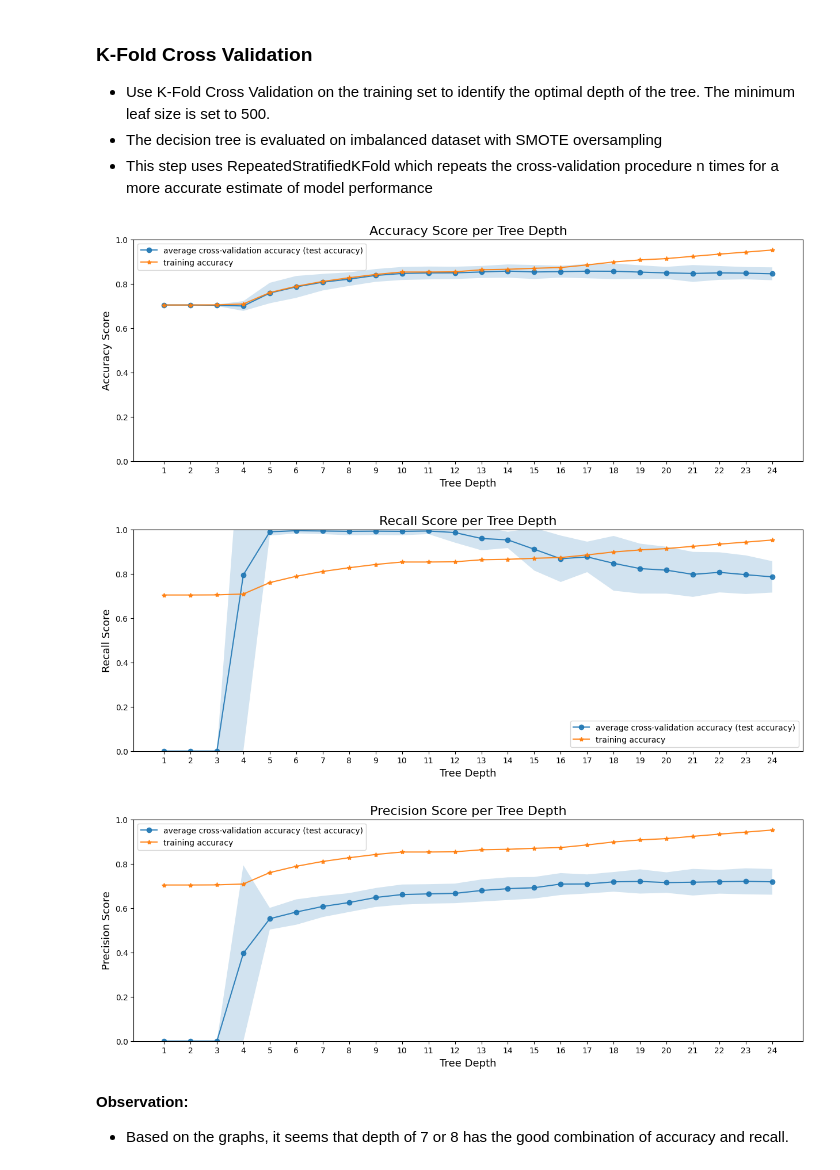
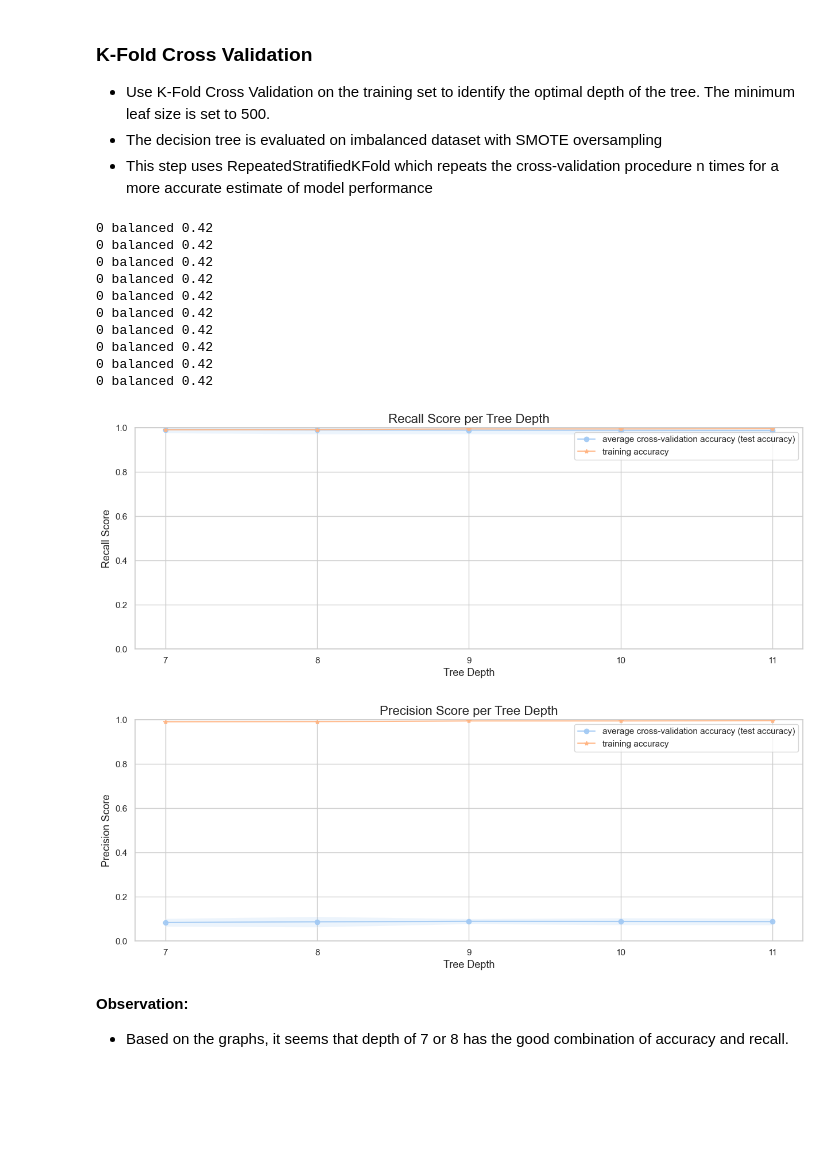
Before and after one commit to MaricrisResma/Detect-Credit-Card-Fraud-DT-RandomForest, a Jupyter notebook: DEV/Credit-Card-Fraud-Predictive-Model.ipynb, the cells around one changed output. Cells and saved outputs as stored; diff of their text form; code cells hidden in the pictures; blank space fills up the shorter version.

Commit message:
[DEV]Update preprocessing, undersampling and parameters

```diff
--- a/DEV/Credit-Card-Fraud-Predictive-Model.ipynb
+++ b/DEV/Credit-Card-Fraud-Predictive-Model.ipynb
@@ -978,3 +1513,3 @@ Name: Is Fraud?, dtype: float64
 # %%
-df_train = X_train.append(y_train)
-get_class_distribution(df_train)
+# df_train = X_train.append(y_train)
+# get_class_distribution(df_train)
@@ -1145,58 +1663,85 @@ getDataSummary(x_oversample)
 - Use K-Fold Cross Validation on the training set to identify the optimal depth of the tree. The minimum leaf size is set to 500.
 - The decision tree is evaluated on imbalanced dataset with SMOTE oversampling
 - This step uses RepeatedStratifiedKFold which repeats the cross-validation procedure n times for a more accurate estimate of model performance
+# %%
+def choose_pipeline(sampling_method, depth, class_weight, sampling_strategy):
+        tree_model = DecisionTreeClassifier(random_state = 1234, min_samples_leaf=1, max_depth=depth,class_weight=class_weight)
+        print(sampling_method, class_weight, sampling_strategy)
+        match (sampling_method):
+            case 0:
+                steps = [('under', RandomUnderSampler(sampling_strategy = sampling_strategy ,random_state=1234)),('model', tree_model)]
+            case 1:
+                steps = [('over', SMOTE(random_state=1234,k_neighbors=k_neighbors)),('model', tree_model)]
+            case 2:
+                steps = [('under', RandomUnderSampler(sampling_strategy = sampling_strategy ,random_state=1234)), ('over', SMOTE(random_state=1234,k_neighbors=k_neighbors)),('model', tree_model)]
+            case 10:
+                steps = [('model', tree_model)]
+
+
+        return steps, tree_model
 # %%
 # Fitting trees on the training data using cross-validation
-def CrossValidation_DecisionTree(X, y, tree_depths, scoring):
+def CrossValidation_DecisionTree(X, y, tree_depths, scoring, sampling_method,class_weight,sampling_strategy):
     cv = RepeatedStratifiedKFold(n_splits=10, n_repeats=1, random_state=1234)
     scores_list = []
     scores_std = []
     scores_mean = []
     accuracy_scores = []
     for depth in tree_depths:
-        tree_model = DecisionTreeClassifier(random_state = 1234, min_samples_leaf=1, max_depth=depth)
-        steps = [('model', tree_model)]
+        # tree_model = DecisionTreeClassifier(random_state = 1234, min_samples_leaf=1, max_depth=depth,class_weight=class_weight)
+        steps, tree_model= choose_pipeline(sampling_method, depth,class_weight,sampling_strategy)
         pipeline = Pipeline(steps=steps)
         cv_scores = cross_val_score(pipeline, X, y, cv=cv, scoring=scoring)
         scores_list.append(cv_scores)
         scores_mean.append(cv_scores.mean())
         scores_std.append(cv_scores.std())
         accuracy_scores.append(tree_model.fit(X, y).score(X, y))
     scores_mean = np.array(scores_mean)
     scores_std = np.array(scores_std)
     accuracy_scores = np.array(accuracy_scores)
     return scores_mean, scores_std, accuracy_scores
 
 # Plotting cross-validation results
 def CrossValidationPlot_DecisionTree(depths, scores_mean, scores_std, accuracy_scores, title):
     fig, ax = plt.subplots(1,1, figsize=(15,5))
     ax.plot(depths, scores_mean, '-o', label='average cross-validation accuracy (test accuracy)', alpha=0.9)
     ax.fill_between(depths, scores_mean-2*scores_std, scores_mean+2*scores_std, alpha=0.2)
     ax.plot(depths, accuracy_scores, '-*', label='training accuracy', alpha=0.9)
     ax.set_title(title + ' per Tree Depth', fontsize=16)
     ax.set_xlabel('Tree Depth', fontsize=13)
     ax.set_ylabel(title, fontsize=13)
     ax.set_ylim(0,1)
     ax.set_xticks(depths)
     ax.legend()
 
 # Depths to be run
-# tree_depths = range(1,20)
-
-# Cross-validation Results: mean, stdev, accuracy
-scores_mean_accuracy, scores_std_accuracy, accuracy_scores = CrossValidation_DecisionTree(x_oversample, y_oversample, tree_depths, scoring='accuracy')
-scores_mean_recall, scores_std_recall, recall_scores = CrossValidation_DecisionTree(x_oversample, y_oversample, tree_depths, scoring='recall')
-scores_mean_precision, scores_std_precision, precision_scores = CrossValidation_DecisionTree(x_oversample, y_oversample, tree_depths, scoring='precision')
+tree_depths = range(1,12)
+if execute_crossval:
+    # Cross-validation Results: mean, stdev, accuracy
+    # scores_mean_accuracy, scores_std_accuracy, accuracy_scores = CrossValidation_DecisionTree(X_train, y_train, tree_depths, scoring='accuracy',sampling_method=sampling_method,class_weight=class_weight,sampling_strategy=sampling_strategy)
+    scores_mean_recall, scores_std_recall, recall_scores = CrossValidation_DecisionTree(X_train, y_train, tree_depths, scoring='recall',sampling_method=sampling_method,class_weight=class_weight,sampling_strategy=sampling_strategy)
+    scores_mean_precision, scores_std_precision, precision_scores = CrossValidation_DecisionTree(X_train, y_train, tree_depths, scoring='precision',sampling_method=sampling_method,class_weight=class_weight,sampling_strategy=sampling_strategy)
+    # scores_mean_roc_auc, scores_std_roc_auc, roc_auc_scores = CrossValidation_DecisionTree(X_train, y_train, tree_depths, scoring='roc_auc',sampling_method=sampling_method,class_weight=class_weight,sampling_strategy=sampling_strategy)
 
 
-# Plot results
-CrossValidationPlot_DecisionTree(tree_depths, scores_mean_accuracy, scores_std_accuracy, accuracy_scores, 'Accuracy Score')
-CrossValidationPlot_DecisionTree(tree_depths, scores_mean_recall, scores_std_recall, recall_scores, 'Recall Score')
-CrossValidationPlot_DecisionTree(tree_depths, scores_mean_precision, scores_std_precision, precision_scores, 'Precision Score')
+    # Plot results
+    # CrossValidationPlot_DecisionTree(tree_depths, scores_mean_accuracy, scores_std_accuracy, accuracy_scores, 'Accuracy Score')
+    CrossValidationPlot_DecisionTree(tree_depths, scores_mean_recall, scores_std_recall, recall_scores, 'Recall Score')
+    CrossValidationPlot_DecisionTree(tree_depths, scores_mean_precision, scores_std_precision, precision_scores, 'Precision Score')
+    # CrossValidationPlot_DecisionTree(tree_depths, scores_mean_roc_auc, scores_std_roc_auc, roc_auc_scores, 'ROC AUC Score')
 # %% [output]
+0 balanced 0.42
+0 balanced 0.42
+0 balanced 0.42
+0 balanced 0.42
+0 balanced 0.42
+0 balanced 0.42
+0 balanced 0.42
+0 balanced 0.42
+0 balanced 0.42
+0 balanced 0.42
-[figure, old version]
+[figure, new version]
-[figure, old version]
+[figure, new version]
-[figure, removed]
 # %% [markdown]
 **Observation:**
 - Based on the graphs, it seems that depth of 7 or 8 has the good combination of accuracy and recall.
```
Also changed, not shown: parts of 160 cells of this notebook.
